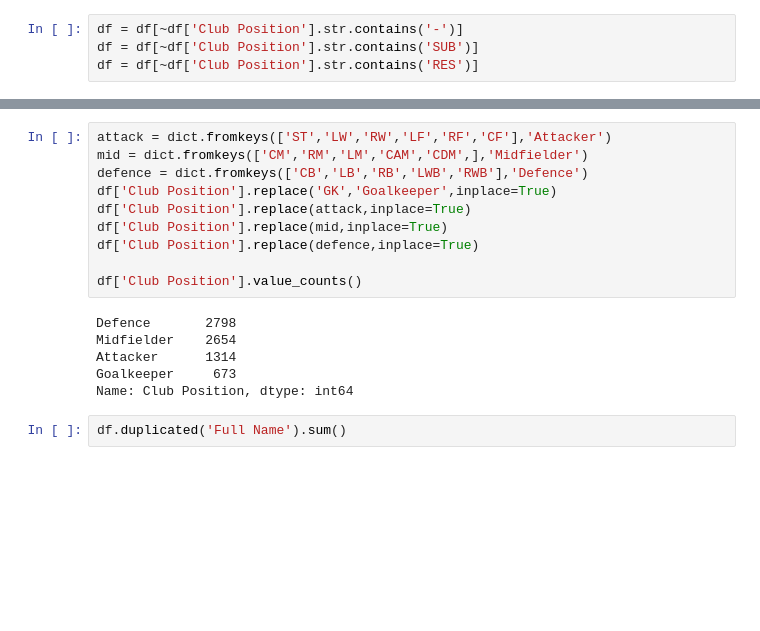
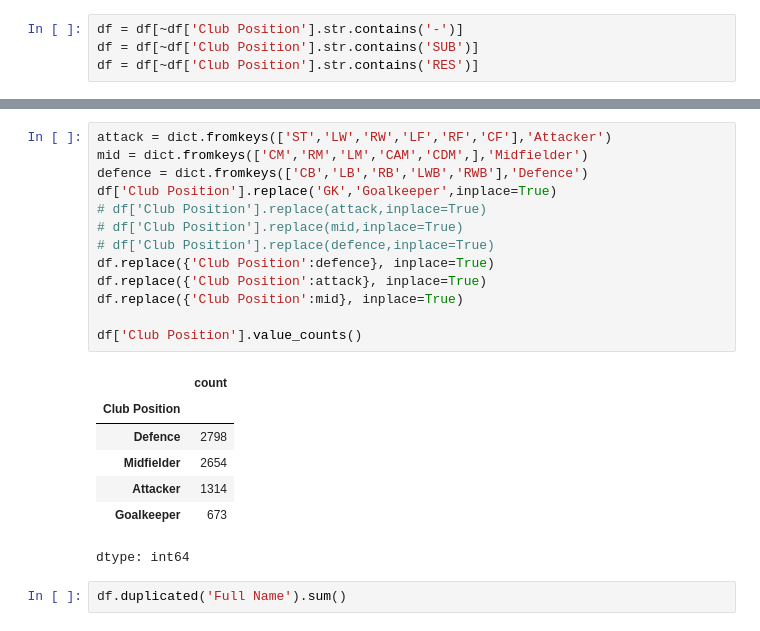
Before and after one commit to Mithun3110/Football_Player_Classification, a Jupyter notebook: Football_player_classifier.ipynb, the cells around one changed output, grey strips where cells are left out. Cells and saved outputs as stored; diff of their text form; blank space fills up the shorter version.

```diff
--- a/Football_player_classifier.ipynb
+++ b/Football_player_classifier.ipynb
@@ -102,19 +105,24 @@ Name: Club Position, dtype: int64
 # %%
 attack = dict.fromkeys(['ST','LW','RW','LF','RF','CF'],'Attacker')
 mid = dict.fromkeys(['CM','RM','LM','CAM','CDM',],'Midfielder')
 defence = dict.fromkeys(['CB','LB','RB','LWB','RWB'],'Defence')
 df['Club Position'].replace('GK','Goalkeeper',inplace=True)
-df['Club Position'].replace(attack,inplace=True)
-df['Club Position'].replace(mid,inplace=True)
-df['Club Position'].replace(defence,inplace=True)
+# df['Club Position'].replace(attack,inplace=True)
+# df['Club Position'].replace(mid,inplace=True)
+# df['Club Position'].replace(defence,inplace=True)
+df.replace({'Club Position':defence}, inplace=True)
+df.replace({'Club Position':attack}, inplace=True)
+df.replace({'Club Position':mid}, inplace=True)
 
 df['Club Position'].value_counts()
 # %% [output]
+|  | count |
+| Club Position |  |
+| Defence | 2798 |
+| Midfielder | 2654 |
+| Attacker | 1314 |
+| Goalkeeper | 673 |
-Defence       2798
-Midfielder    2654
-Attacker      1314
-Goalkeeper     673
-Name: Club Position, dtype: int64
+dtype: int64
 # %%
 df.duplicated('Full Name').sum()
 # %% [output]
```
Also changed, not shown: parts of 6 cells of this notebook.
